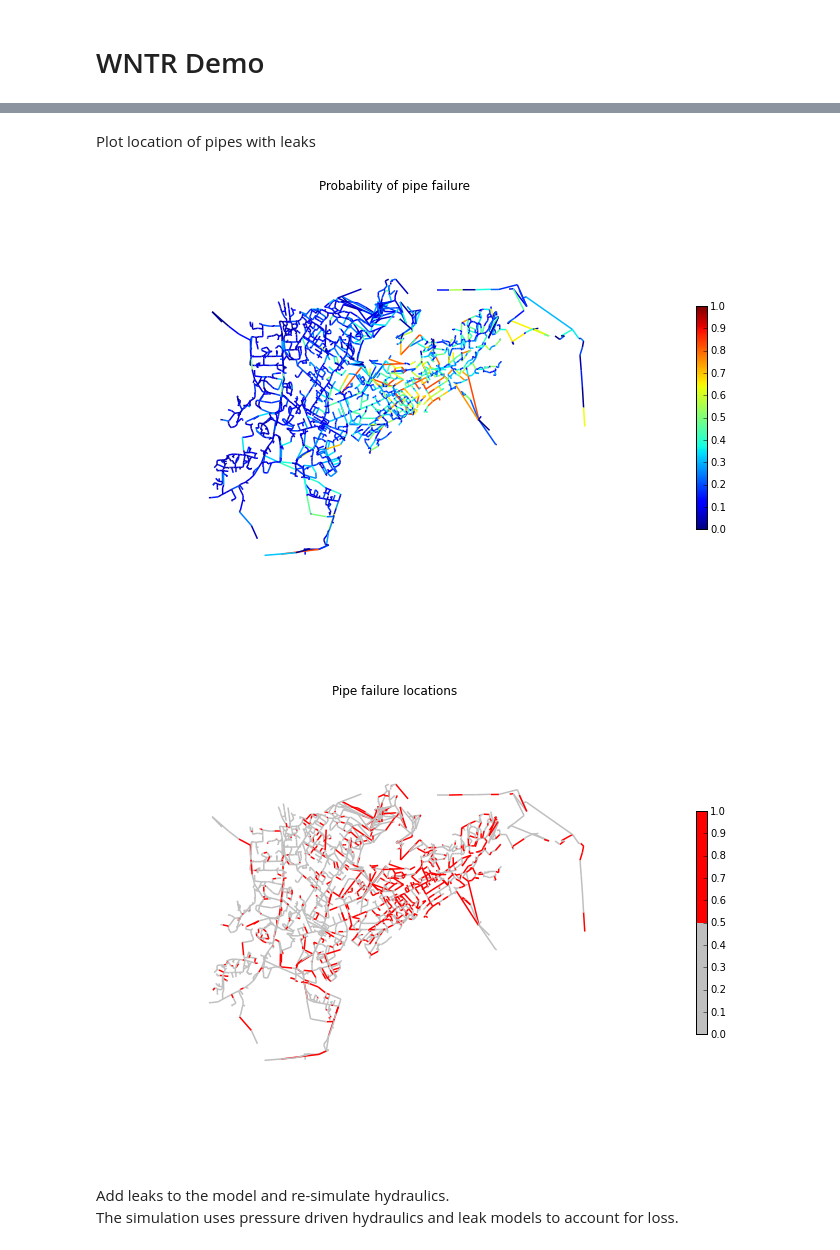
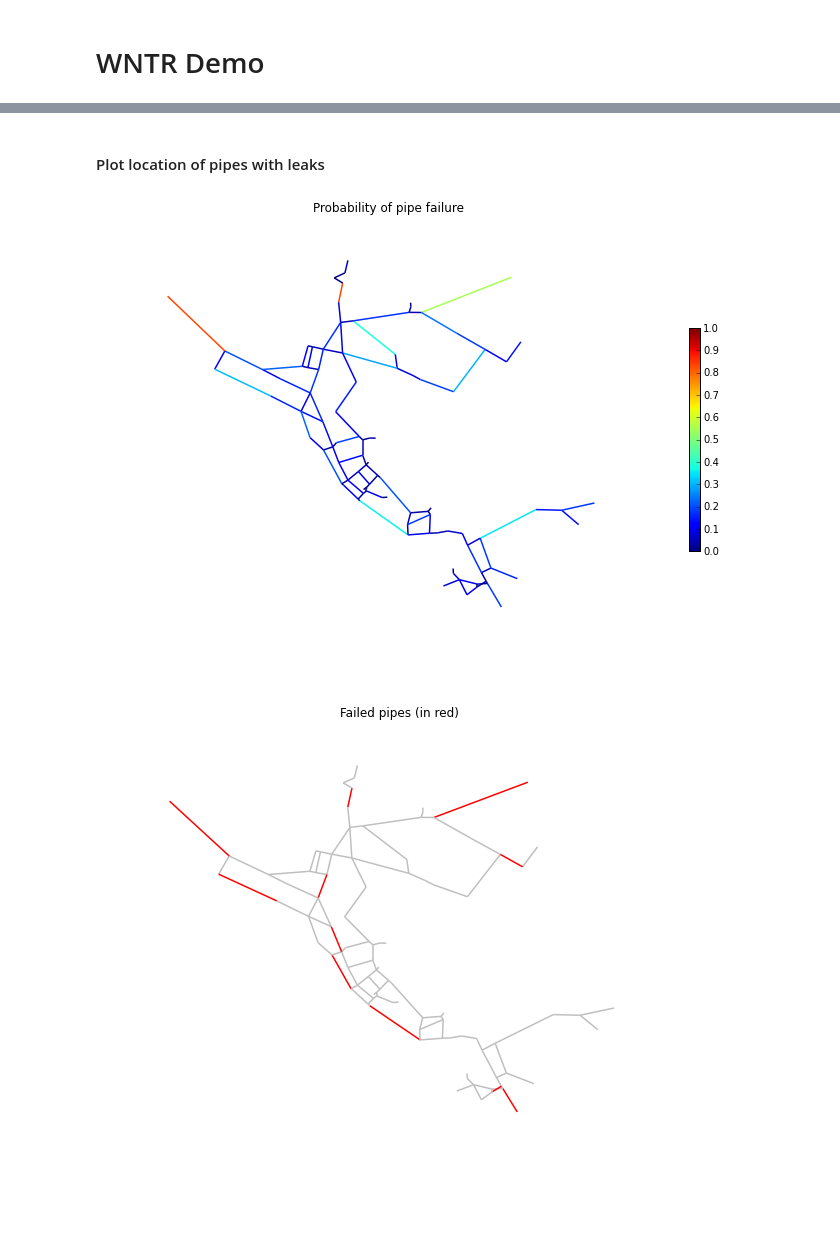
Before and after one commit to USEPA/WNTR, a Jupyter notebook: examples/demo/demo.ipynb, the cells around one changed output, grey strips where cells are left out. Drawn from its saved outputs; the diff is of its cells as text; code cells hidden in the pictures; blank space fills up the shorter version.

Commit message:
Small changes to Earthquake demo

```diff
--- a/examples/demo/demo.ipynb
+++ b/examples/demo/demo.ipynb
@@ -15,4 +17,4 @@ Create a water network model using an EPANET inp file
 # %%
-inp_file = '../networks/Net6_mod.inp'
+inp_file = '../networks/Net3.inp'
 wn = wntr.network.WaterNetworkModel(inp_file)
 # %% [markdown]
@@ -64,13 +66,10 @@ wntr.network.draw_graph(wn, link_attribute=earthquake.repair_rate, node_size=0,
 # %% [markdown]
-Plot location of pipes with leaks
+#### Plot location of pipes with leaks
 # %%
-wntr.network.draw_graph(wn, link_attribute=earthquake.probability_of_leak, node_size=0, link_width=1.5, link_range = [0,1],title='Probability of pipe failure', figsize = (12,8), dpi=100)
+wntr.network.draw_graph(wn, link_attribute=earthquake.probability_of_leak, node_size=0, link_width=1.5, link_range=[0,1], title='Probability of pipe failure', figsize=(12,8), dpi=100)
 
 gray_red_colormap = wntr.network.custom_colormap(2, colors = ['0.75','red'])
-wntr.network.draw_graph(wn, link_attribute=earthquake.pipe_status, node_size=0, link_width=1.5, link_cmap = gray_red_colormap, link_range = [0,1],title='Pipe failure locations', figsize = (12,8), dpi=100)
+wntr.network.draw_graph(wn, link_attribute=earthquake.pipe_status, node_size=0, link_width=1.5, link_cmap=gray_red_colormap, link_range=[0,1], title='Failed pipes (in red)', add_colorbar=False, figsize=(10,8), dpi=100)
 # %% [output]
-[figure, old version]
+[figure, new version]
-[figure, old version]
+[figure, new version]
-# %% [markdown]
-Add leaks to the model and re-simulate hydraulics. <br />
-The simulation uses pressure driven hydraulics and leak models to account for loss.
```
Also changed, not shown: parts of 18 cells of this notebook, 1 other file.
